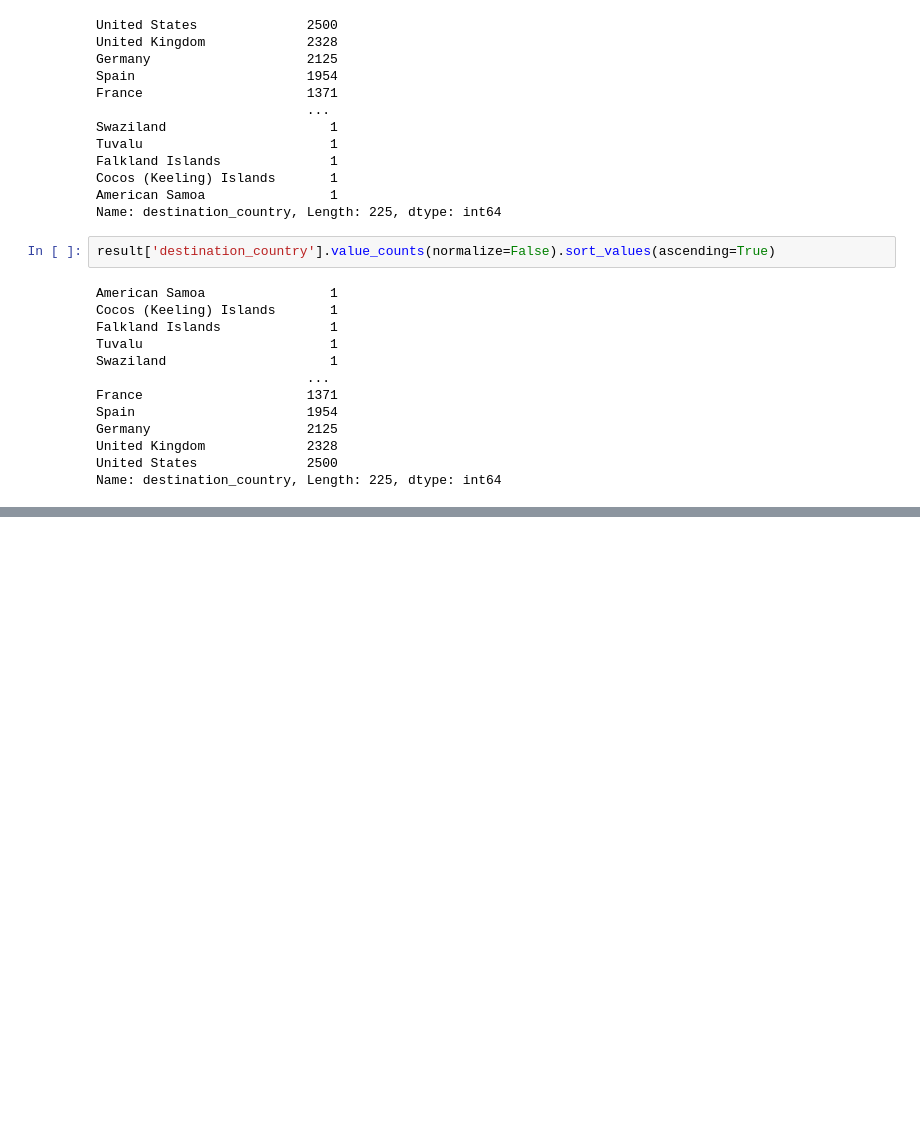
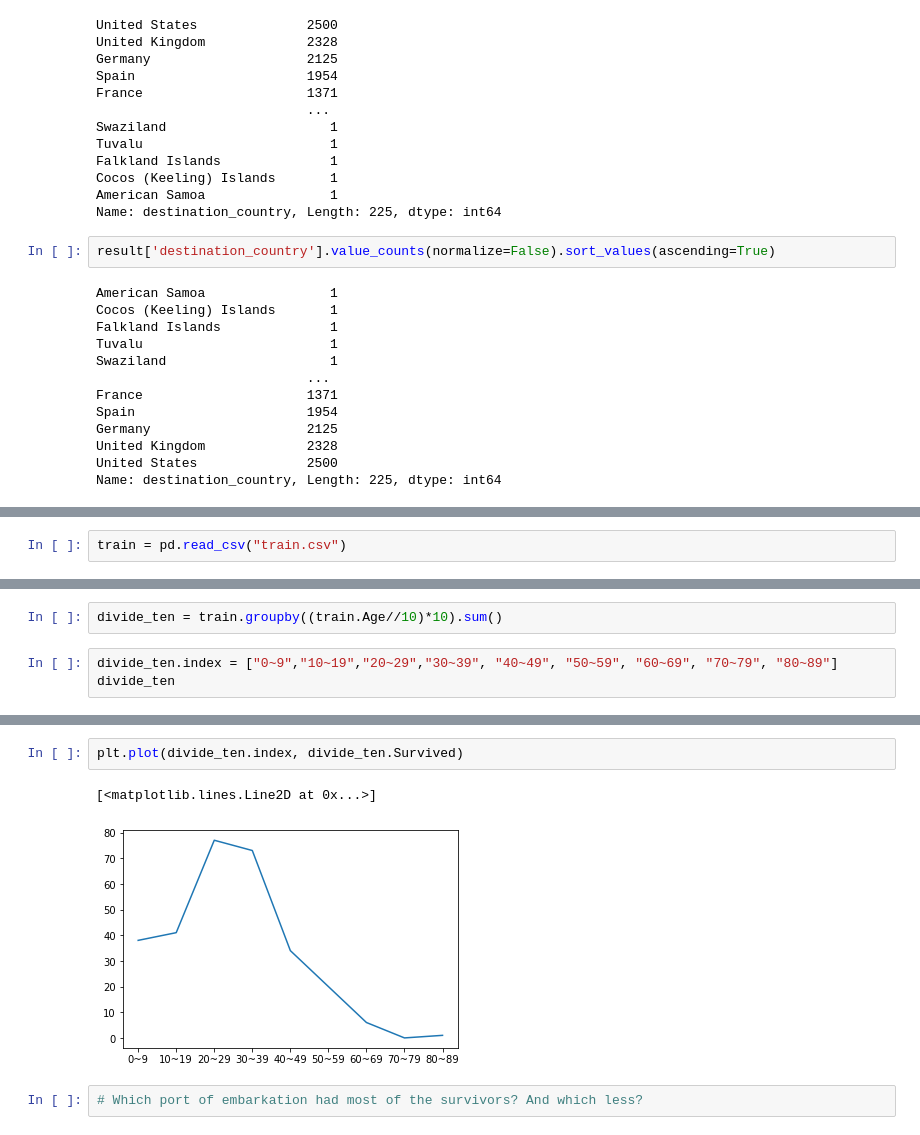
Before and after one commit to tardatio/dbs_exercises, a Jupyter notebook: Session_4/04_Pandas_&_SQLite_recap_through_exercises.ipynb, the cells around one changed output, grey strips where cells are left out. Drawn from its saved outputs; the diff is of its cells as text; blank space fills up the shorter version.

```diff
--- a/Session_4/04_Pandas_&_SQLite_recap_through_exercises.ipynb
+++ b/Session_4/04_Pandas_&_SQLite_recap_through_exercises.ipynb
@@ -647,0 +669,2 @@ Name: destination_country, Length: 225, dtype: int64
+# %%
+train = pd.read_csv("train.csv")
@@ -647,0 +719,5 @@ Name: destination_country, Length: 225, dtype: int64
+# %%
+divide_ten = train.groupby((train.Age//10)*10).sum()
+# %%
+divide_ten.index = ["0~9","10~19","20~29","30~39", "40~49", "50~59", "60~69", "70~79", "80~89"]
+divide_ten
@@ -647,0 +735,7 @@ Name: destination_country, Length: 225, dtype: int64
+# %%
+plt.plot(divide_ten.index, divide_ten.Survived)
+# %% [output]
+[<matplotlib.lines.Line2D at 0x...>]
+[figure, added]
+# %%
+# Which port of embarkation had most of the survivors? And which less?
```
Also changed, not shown: parts of 18 cells of this notebook, 3 other files.
